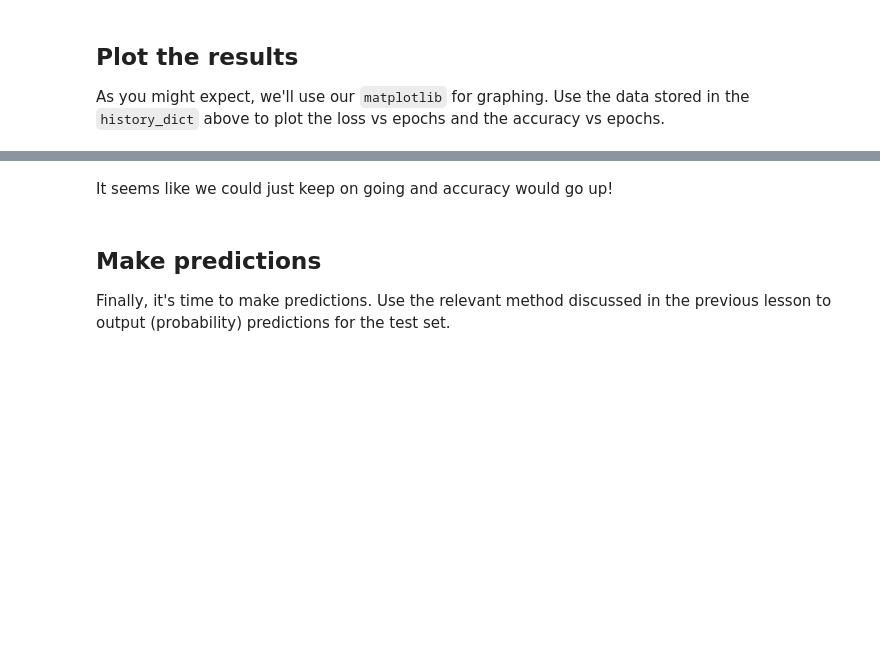
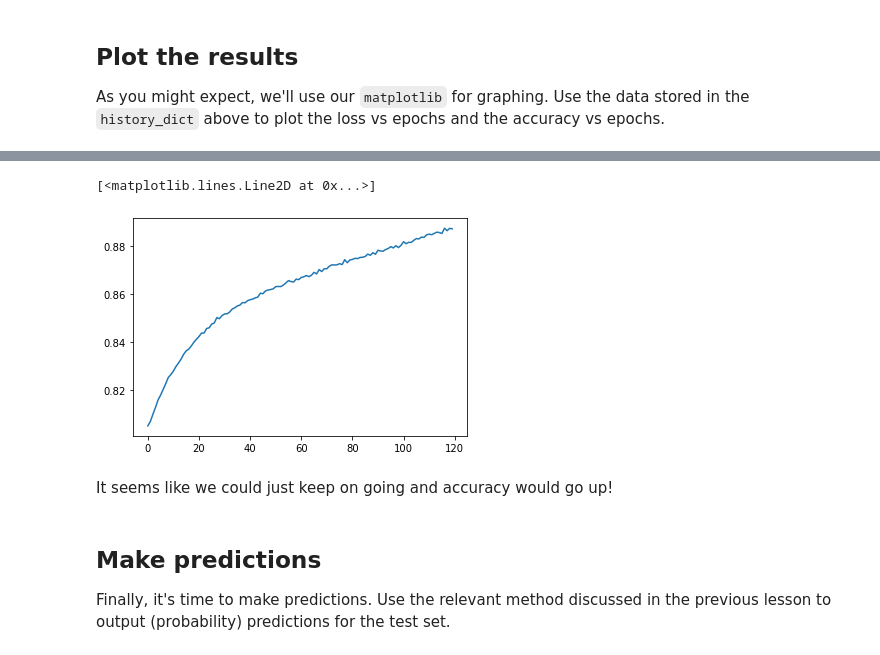
Before and after one commit to 314ka4y/dsc-introduction-to-keras-lab, a Jupyter notebook: index.ipynb, the cells around one changed output, grey strips where cells are left out. Drawn from its saved outputs; the diff is of its cells as text; code cells hidden in the pictures; blank space fills up the shorter version.

```diff
--- a/index.ipynb
+++ b/index.ipynb
@@ -295,5 +325,9 @@ As you might expect, we'll use our `matplotlib` for graphing. Use the data store
 # %%
 # Plot the training accuracy vs the number of epochs
+plt.plot(range(120), history_dict["accuracy"])
+# %% [output]
+[<matplotlib.lines.Line2D at 0x...>]
+[figure, added]
 # %% [markdown]
 It seems like we could just keep on going and accuracy would go up!
 # %% [markdown]
```
Also changed, not shown: parts of 7 cells of this notebook.
